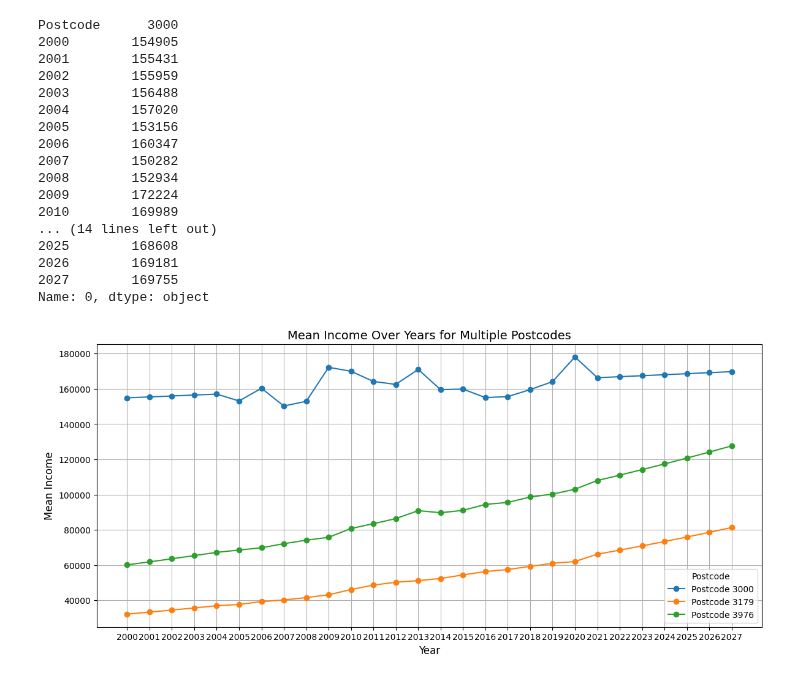
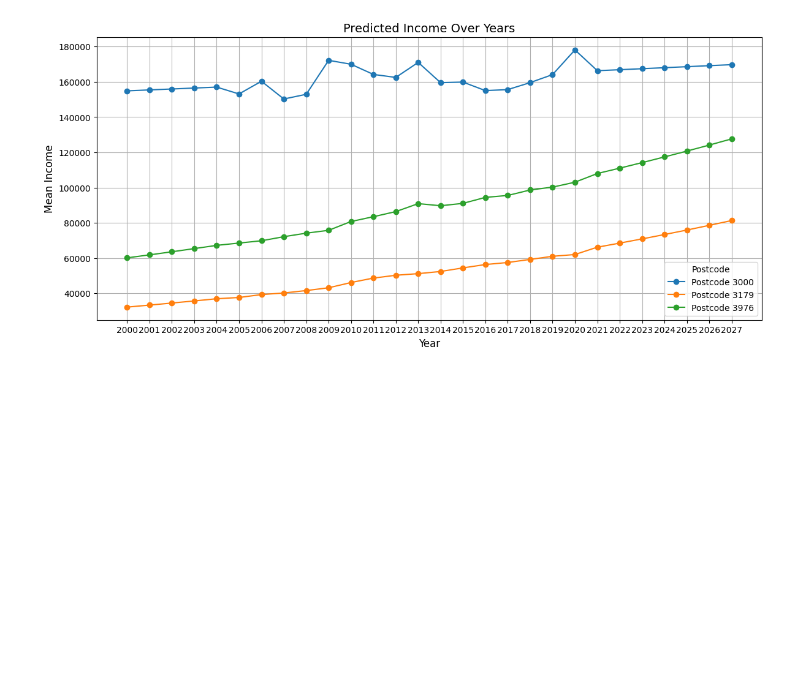
Before and after one commit to MAST30034-AppliedDataScience/project-2-group-real-estate-industry-project-16, a Jupyter notebook: notebooks/preprocess_income_2005-20.ipynb, the cells around one changed output. Drawn from its saved outputs; the diff is of its cells as text; code cells hidden in the pictures; blank space fills up the shorter version.

```diff
--- a/notebooks/preprocess_income_2005-20.ipynb
+++ b/notebooks/preprocess_income_2005-20.ipynb
@@ -255,37 +265,17 @@ preprocessed_income_df.to_csv('../data/landing/income_2000-27.csv', index=False)
 # %%
-# Check prediction
-print(preprocessed_income_df.iloc[0,])
-
 # plot
 preprocessed_income_df = preprocessed_income_df.set_index('Postcode')
 selected_rows = preprocessed_income_df.loc[[3000, 3179, 3976]]
 
 plt.figure(figsize=(14,6))
 for postcode, row_data in selected_rows.iterrows():
     plt.plot(row_data.index, row_data.values, marker='o', linestyle='-', label=f'Postcode {postcode}')
 
-plt.title('Mean Income Over Years for Multiple Postcodes', fontsize=14)
+plt.title('Predicted Income Over Years', fontsize=14)
 plt.xlabel('Year', fontsize=12)
 plt.ylabel('Mean Income', fontsize=12)
 plt.legend(title="Postcode")
 plt.grid(True)
 plt.show()
 # %% [output]
-Postcode      3000
-2000        154905
-2001        155431
-2002        155959
-2003        156488
-2004        157020
-2005        153156
-2006        160347
-2007        150282
-2008        152934
-2009        172224
-2010        169989
-... (14 lines left out)
-2025        168608
-2026        169181
-2027        169755
-Name: 0, dtype: object
-[figure, old version]
+[figure, new version]
```
Also changed, not shown: parts of 24 cells of this notebook, 1 other file.
